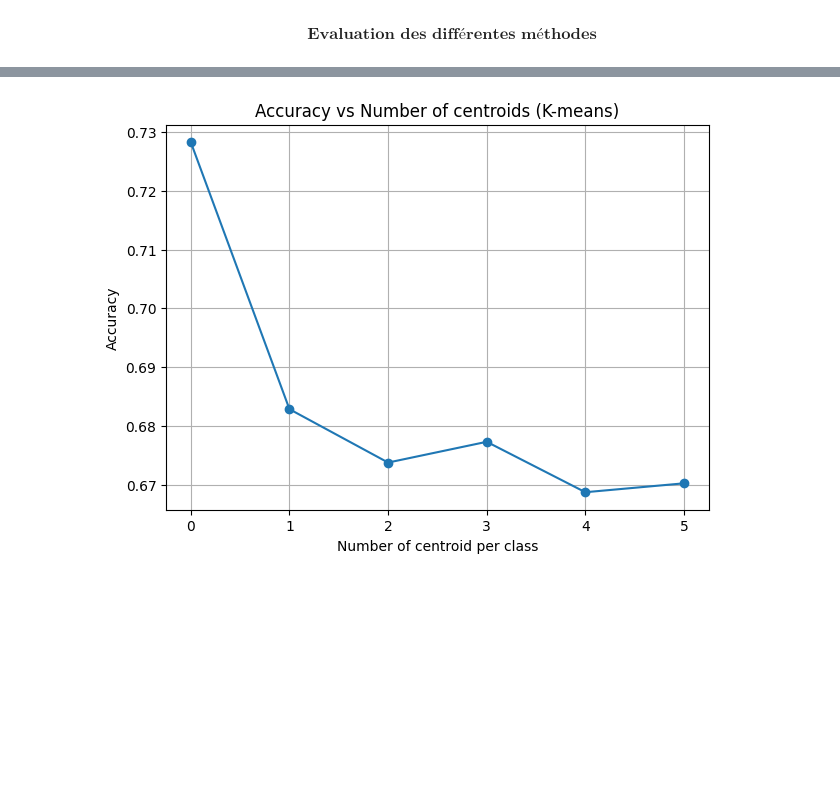
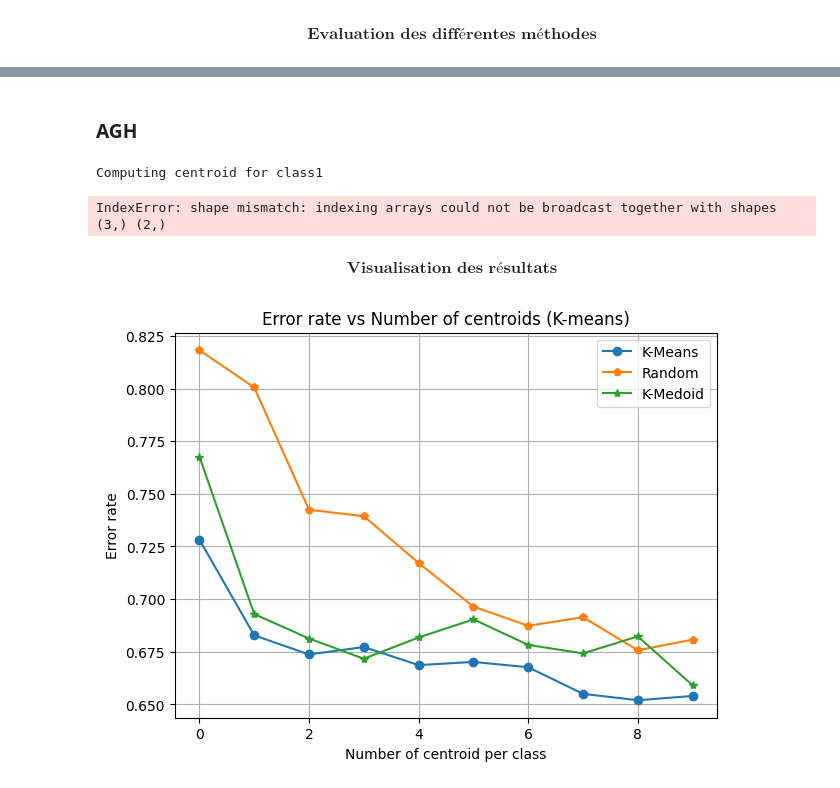
Before and after one commit to KhlYanis/TS-Project, a Jupyter notebook: ts_project.ipynb, the cells around one changed output, grey strips where cells are left out. Saved outputs shown, nothing was run; the diff lists cells and outputs as text; code cells hidden in the pictures; blank space fills up the shorter version.

Commit message:
Add K-means centroids

```diff
--- a/ts_project.ipynb
+++ b/ts_project.ipynb
@@ -243,0 +220,5 @@ accuracies
+# %%
+reshaped_centroid = all_centroids[10].reshape(nb_class*10, -1)
+reshaped_labels = []
+for i in range(1, 12):
+    reshaped_labels.extend([i]* 10)
@@ -243,0 +412,22 @@ accuracies
+# %%
+kmed_acc = []
+
+for n_clusters in tqdm(range(1, 11)):
+    # Reshape the centroid array
+    centroids = get_KMedoid_centroids(ts_set = train_ts,
+                                      classes_id = classes_id,
+                                      n_clusters = n_clusters)
+
+    reshaped_centroid = centroids.reshape(nb_class*n_clusters, -1)
+    # Create a label vector associated to the centroid array
+    labels = []
+    for id_class in range(1, nb_class+1):
+        labels.extend([id_class] * n_clusters)
+
+    knn_dtw = KNeighborsTimeSeriesClassifier(n_neighbors = 1, metric = 'dtw')
+    knn_dtw.fit(reshaped_centroid, labels)
+
+    predictions = knn_dtw.predict(test_ts)
+    kmed_acc.append(accuracy_score(test_labels, predictions))
+
+    print(f"Accuracy pour {n_clusters} clusters : {kmed_acc[-1]}")
@@ -243,0 +544,2 @@ accuracies
+# %% [markdown]
+### AGH
@@ -243,0 +568,25 @@ accuracies
+# %%
+agh_acc = []
+
+for n_clusters in tqdm(range(1, 11)):
+    # Reshape the centroid array
+    centroids = get_AGH_centroids(ts_set = train_ts,
+                                classes_id = classes_id,
+                                n_clusters = n_clusters)
+
+    reshaped_centroid = centroids.reshape(nb_class*n_clusters, -1)
+    # Create a label vector associated to the centroid array
+    labels = []
+    for id_class in range(1, nb_class+1):
+        labels.extend([id_class] * n_clusters)
+
+    knn_dtw = KNeighborsTimeSeriesClassifier(n_neighbors = 1, metric = 'dtw')
+    knn_dtw.fit(reshaped_centroid, DTW_distance_matrix)
+
+    predictions = knn_dtw.predict(test_ts)
+    agh_acc.append(accuracy_score(test_labels, predictions))
+
+    print(f"Accuracy pour {n_clusters} clusters : {agh_acc[-1]}")
+# %% [output]
+Computing centroid for class1
+IndexError: shape mismatch: indexing arrays could not be broadcast together with shapes (3,) (2,)
@@ -244,13 +601,19 @@ accuracies
+# %% [markdown]
+$$\textbf{Visualisation des résultats}$$
 # %%
-error_rate = np.ones([6]) - accuracies
+error_rate_km = np.ones([10]) - k_means_acc
+error_rate_rdm = np.ones([10]) - rdm_acc
+error_rate_k_med = np.ones([10]) - kmed_acc
 
 plt.figure(figsize = (7, 5))
-plt.plot(error_rate, marker = 'o')
+plt.plot(error_rate_km, marker = 'o', label = "K-Means")
+plt.plot(error_rate_rdm, marker = 'p', label = 'Random')
+plt.plot(error_rate_k_med, marker ='*', label = 'K-Medoid')
 plt.xlabel('Number of centroid per class')
-plt.ylabel('Accuracy')
+plt.ylabel('Error rate')
 plt.grid(True)
-plt.title('Accuracy vs Number of centroids (K-means)')
-
+plt.title('Error rate vs Number of centroids (K-means)')
+plt.legend()
 plt.show()
 # %% [output]
-[figure, old version]
+[figure, new version]
```
Also changed, not shown: parts of 15 cells of this notebook.
